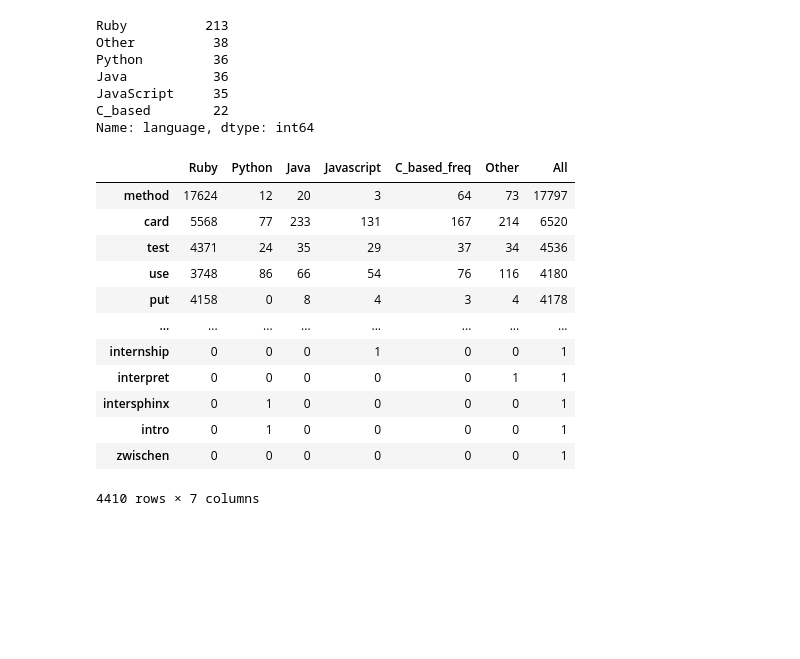
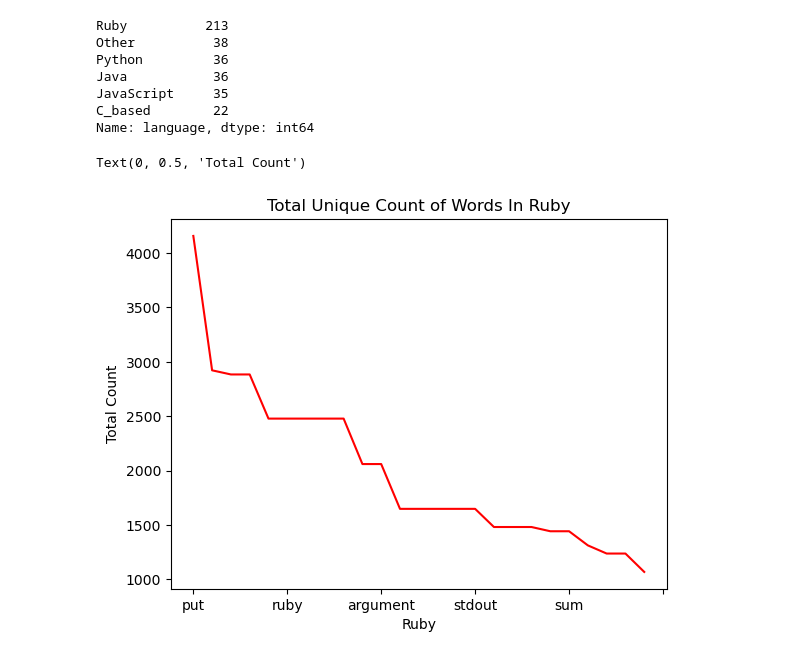
Before and after one commit to Speakeasy-Casino/ace-archives, a Jupyter notebook: github-scrape.ipynb, the cells around one changed output. Saved outputs shown, nothing was run; the diff lists cells and outputs as text; code cells hidden in the pictures; blank space fills up the shorter version.

```diff
--- a/github-scrape.ipynb
+++ b/github-scrape.ipynb
@@ -453,22 +453,21 @@ other_freq = pd.Series(other_words).value_counts()
 all_freq = pd.Series(all_words).value_counts()
 # %%
 word_counts = (pd.concat([ruby_freq, python_freq, java_freq, javascript_freq, c_based_freq, other_freq, all_freq], axis=1, sort=True)
-                .set_axis(['Ruby', 'Python', 'Java', 'Javascript', 'C_based_freq', 'Other', 'All'], axis=1, inplace=False)
+                .set_axis(['Ruby', 'Python', 'Java', 'Javascript', 'C_based', 'Other', 'All'], axis=1, inplace=False)
                 .fillna(0)
                 .apply(lambda s: s.astype(int)))
-# %%
-word_counts.sort_values(by='All', ascending=False)
-# %% [output]
-|  | Ruby | Python | Java | Javascript | C_based_freq | Other | All |
-| method | 17624 | 12 | 20 | 3 | 64 | 73 | 17797 |
-| card | 5568 | 77 | 233 | 131 | 167 | 214 | 6520 |
-| test | 4371 | 24 | 35 | 29 | 37 | 34 | 4536 |
-| use | 3748 | 86 | 66 | 54 | 76 | 116 | 4180 |
-| put | 4158 | 0 | 8 | 4 | 3 | 4 | 4178 |
-| ... | ... | ... | ... | ... | ... | ... | ... |
-| internship | 0 | 0 | 0 | 1 | 0 | 0 | 1 |
-| interpret | 0 | 0 | 0 | 0 | 0 | 1 | 1 |
-| intersphinx | 0 | 1 | 0 | 0 | 0 | 0 | 1 |
-| intro | 0 | 1 | 0 | 0 | 0 | 0 | 1 |
-| zwischen | 0 | 0 | 0 | 0 | 0 | 0 | 1 |
-4410 rows × 7 columns
+# %%
+ruby_df=pd.concat([word_counts[word_counts.Ruby == 0],
+           word_counts[word_counts.Python == 0],
+           word_counts[word_counts.Java == 0],
+           word_counts[word_counts.Javascript == 0],
+           word_counts[word_counts.C_based == 0],
+          word_counts[word_counts.Other == 0]]
+         ).sort_values(by=['Ruby'], ascending=False).head(25)
+ruby_df['Ruby'].plot(color='red')
+plt.title('Total Unique Count of Words In Ruby')
+plt.xlabel('Ruby')
+plt.ylabel('Total Count')
+# %% [output]
+Text(0, 0.5, 'Total Count')
+[figure, added]
```
Also changed, not shown: parts of 10 cells of this notebook.
